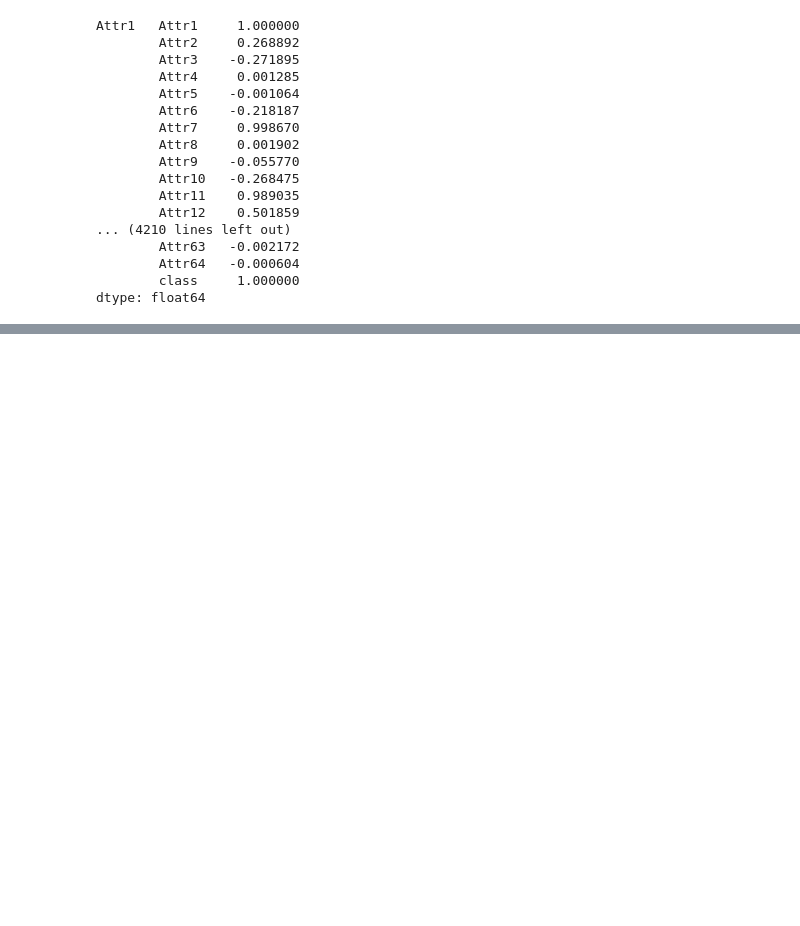
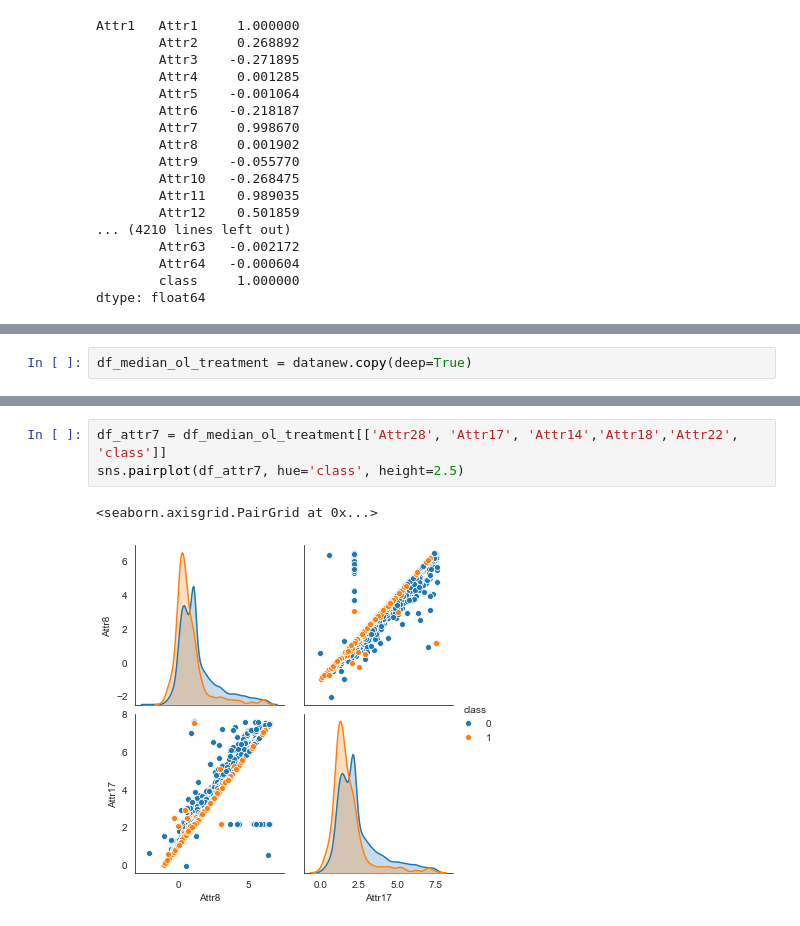
Before and after one commit to Tejas-Choudekar/ML-Project-RWTH, a Jupyter notebook: Bankruptcy-Prediction.ipynb, the cells around one changed output, grey strips where cells are left out. Drawn from its saved outputs; the diff is of its cells as text; blank space fills up the shorter version.

Commit message:
median outlier treatment

```diff
--- a/Bankruptcy-Prediction.ipynb
+++ b/Bankruptcy-Prediction.ipynb
@@ -224,0 +276,2 @@ dtype: float64
+# %%
+df_median_ol_treatment = datanew.copy(deep=True)
@@ -224,0 +378,6 @@ dtype: float64
+# %%
+df_attr7 = df_median_ol_treatment[['Attr28', 'Attr17', 'Attr14','Attr18','Attr22', 'class']]
+sns.pairplot(df_attr7, hue='class', height=2.5)
+# %% [output]
+<seaborn.axisgrid.PairGrid at 0x...>
+[figure, added]
```
Also changed, not shown: parts of 14 cells of this notebook.
